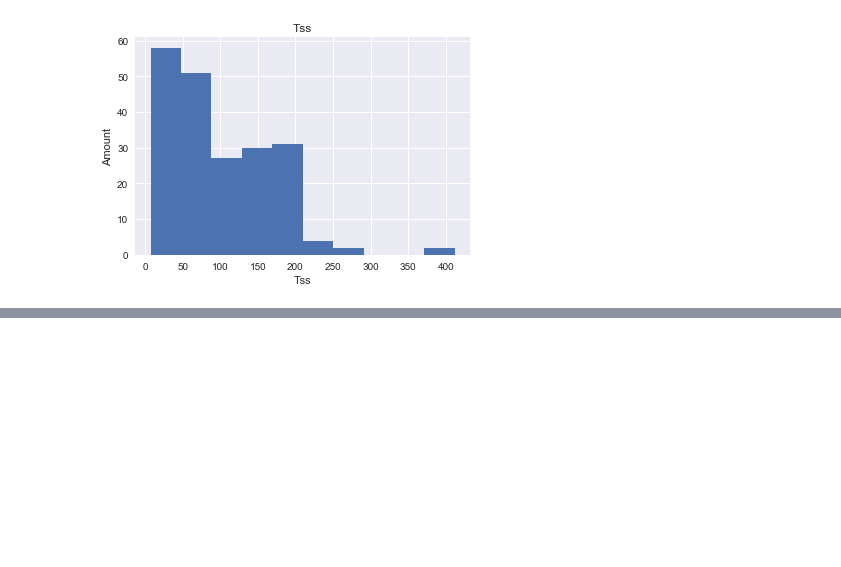
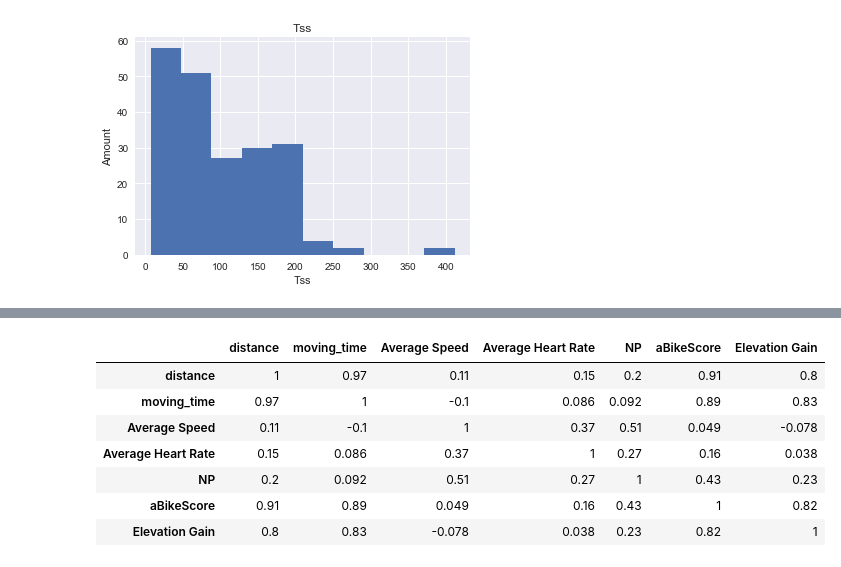
Before and after one commit to mqharrison/COMP257, a Jupyter notebook: Portfolio 1.ipynb, the cells around one changed output, grey strips where cells are left out. Drawn from its saved outputs; the diff is of its cells as text; code cells hidden in the pictures; blank space fills up the shorter version.

```diff
--- a/Portfolio 1.ipynb
+++ b/Portfolio 1.ipynb
@@ -96,0 +112,13 @@ for i in ["moving_time","distance","Average Speed","Average Power","TSS"]:
+# %%
+smallDF = df[["distance","moving_time","Average Speed","Average Heart Rate","device_watts","NP","aBikeScore","Elevation Gain"]]
+corr = smallDF.corr()
+corr.style.background_gradient(cmap='coolwarm').set_precision(2)
+# %% [output]
+|  | distance | moving_time | Average Speed | Average Heart Rate | NP | aBikeScore | Elevation Gain |
+| distance | 1 | 0.97 | 0.11 | 0.15 | 0.2 | 0.91 | 0.8 |
+| moving_time | 0.97 | 1 | -0.1 | 0.086 | 0.092 | 0.89 | 0.83 |
+| Average Speed | 0.11 | -0.1 | 1 | 0.37 | 0.51 | 0.049 | -0.078 |
+| Average Heart Rate | 0.15 | 0.086 | 0.37 | 1 | 0.27 | 0.16 | 0.038 |
+| NP | 0.2 | 0.092 | 0.51 | 0.27 | 1 | 0.43 | 0.23 |
+| aBikeScore | 0.91 | 0.89 | 0.049 | 0.16 | 0.43 | 1 | 0.82 |
+| Elevation Gain | 0.8 | 0.83 | -0.078 | 0.038 | 0.23 | 0.82 | 1 |
```
Also changed, not shown: parts of 1 cell of this notebook.
